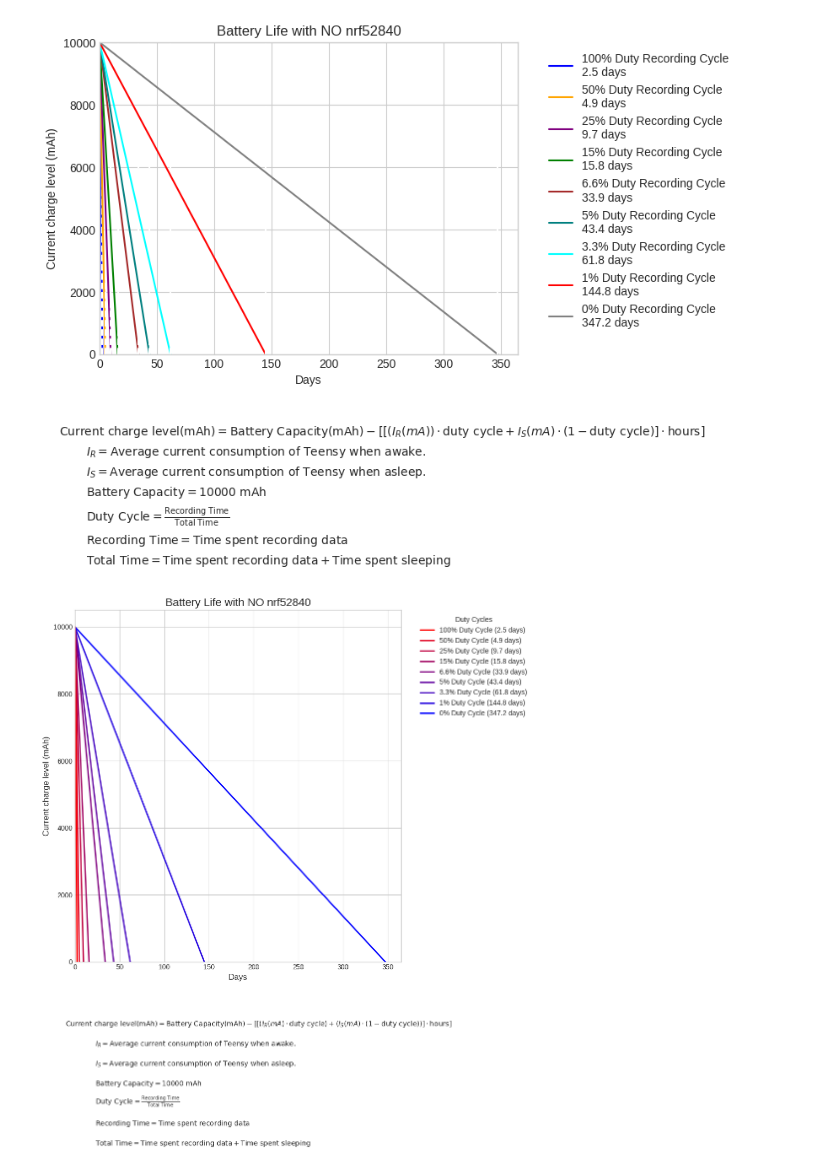
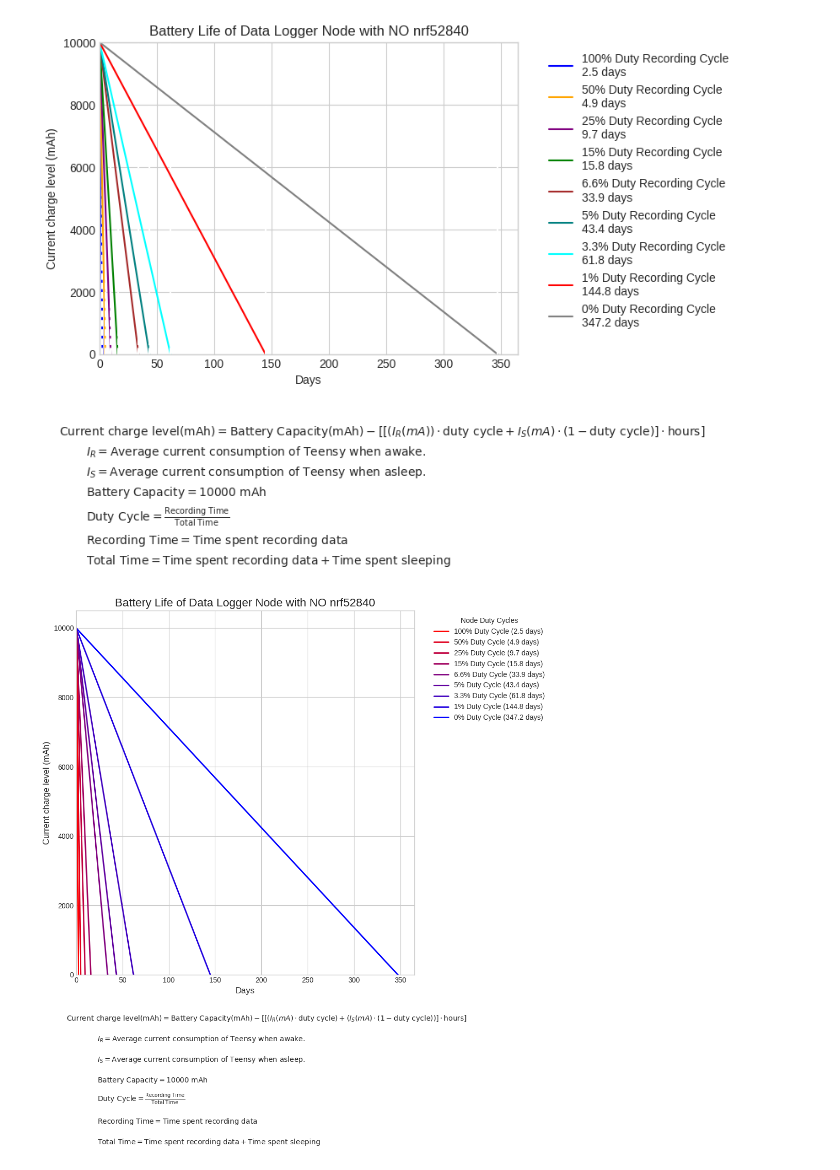
Before and after one commit to mmontee/nrf52840_openWSN_sensor_node, a Jupyter notebook: Documents/plots.ipynb, the cells around one changed output. Saved outputs shown, nothing was run; the diff lists cells and outputs as text; code cells hidden in the pictures.

```diff
--- a/Documents/plots.ipynb
+++ b/Documents/plots.ipynb
@@ -26,7 +26,7 @@ def get_days(record_current, sleep_current, duty_cycle, battery_capacity):
 
 def plot_linear_function(
     x_range=(0, 8760),
-    title="Battery Life with nrf52840",
+    title="Battery Life of Data Logger Node with nrf52840",
     x_label="Days",
     y_label="Current charge level (mAh)",
 ):
@@ -140,7 +140,7 @@ def get_days(record_current, sleep_current, duty_cycle, battery_capacity):
 
 def plot_linear_function(
     x_range_hours=(0, 8760),
-    title="Battery Life with nrf52840",
+    title="Battery Life of Data Logger Node with nrf52840",
     x_label="Days",
     y_label="Current charge level (mAh)",
 ):
@@ -179,8 +179,8 @@ def plot_linear_function(
 
     # Re-order the legend to be more intuitive (100% on top)
     handles, labels = plt.gca().get_legend_handles_labels()
-    plt.legend(handles[::-1], labels[::-1], bbox_to_anchor=(1.04, 1), loc="upper left", title="Duty Cycles")
-    y_start = -0.1
+    plt.legend(handles[::-1], labels[::-1], bbox_to_anchor=(1.04, 1), loc="upper left", title="Node Duty Cycles")
+    y_start = -0.05
     y_space = 0.05
     plt.figtext(0.05, y_start,r"$\text{Current charge level(mAh)} = \text{Battery Capacity(mAh)} - \left[ \left[ (I_R(mA) \cdot \text{duty cycle}) + (I_S(mA) \cdot (1 - \text{duty cycle})) + I_M(mA)\right] \cdot \text{hours}\right]$",ha="left", fontsize=10, va="bottom")
     plt.figtext(0.10, y_start-y_space, r"$I_R = \text{Average current consumption of Teensy when awake.}$", fontsize=10, va="bottom")
@@ -229,7 +332,7 @@ def get_days(record_current, sleep_current, duty_cycle, battery_capacity):
 
 def plot_linear_function(
     x_range=(0, 8760),
-    title="Battery Life with NO nrf52840",
+    title="Battery Life of Data Logger Node with NO nrf52840",
     x_label="Days",
     y_label="Current charge level (mAh)",
 ):
@@ -305,7 +408,7 @@ def plot_linear_function(
 # Example usage:
 plot_linear_function()  # Still not needed for your battery plot
 # %% [output]
-[figure, old version]
+[figure, new version]
 # %%
 import matplotlib.pyplot as plt
 import numpy as np
@@ -342,7 +445,7 @@ def get_days(record_current, sleep_current, duty_cycle, battery_capacity):
 
 def plot_linear_function(
     x_range_hours=(0, 8760),
-    title="Battery Life with NO nrf52840",
+    title="Battery Life of Data Logger Node with NO nrf52840",
     x_label="Days",
     y_label="Current charge level (mAh)",
 ):
@@ -372,33 +475,33 @@ def plot_linear_function(
         days_label = get_days(I_R, I_S, duty_cycle, BATTERY_CAPACITY)
 
         # Plot the line with the color from the colormap
         plt.plot(x_days, y_charge, label=f"{label} Duty Cycle ({days_label})", color=colors[i], linewidth=2)
 
     # Formatting the plot
     plt.title(title, fontsize=16)
     plt.xlabel(x_label, fontsize=12)
     plt.ylabel(y_label, fontsize=12)
 
     # Re-order the legend to be more intuitive (100% on top)
     handles, labels = plt.gca().get_legend_handles_labels()
-    plt.legend(handles[::-1], labels[::-1], bbox_to_anchor=(1.04, 1), loc="upper left", title="Duty Cycles")
-    y_start = -0.1
+    plt.legend(handles[::-1], labels[::-1], bbox_to_anchor=(1.04, 1), loc="upper left", title="Node Duty Cycles")
+    y_start = -0.05
     y_space = 0.05
     plt.figtext(0.05, y_start,r"$\text{Current charge level(mAh)} = \text{Battery Capacity(mAh)} - \left[ \left[ (I_R(mA) \cdot \text{duty cycle}) + (I_S(mA) \cdot (1 - \text{duty cycle}))\right] \cdot \text{hours}\right]$",ha="left", fontsize=10, va="bottom")
     plt.figtext(0.10, y_start-y_space, r"$I_R = \text{Average current consumption of Teensy when awake.}$", fontsize=10, va="bottom")
     plt.figtext(0.10, y_start-2*y_space, r"$I_S = \text{Average current consumption of Teensy when asleep.}$", fontsize=10, va="bottom")
     plt.figtext(0.10, y_start-3*y_space, r"$\text{Battery Capacity} = 10000 \text{ mAh}$", fontsize=10, va="bottom")
     plt.figtext(0.10, y_start-4*y_space, r"$\text{Duty Cycle} = \frac{\text{Recording Time}}{\text{Total Time}}$", fontsize=10, va="bottom")
     plt.figtext(0.10, y_start-5*y_space, r"$\text{Recording Time} = \text{Time spent recording data}$", fontsize=10, va="bottom")
     plt.figtext(0.10, y_start-6*y_space, r"$\text{Total Time} = \text{Time spent recording data} + \text{Time spent sleeping}$", fontsize=10, va="bottom")
 
     plt.ylim(0, BATTERY_CAPACITY * 1.05)
     plt.xlim(0, 365)
     plt.tight_layout(rect=[0, 0, 0.85, 1]) # Adjust layout to make room for legend
 
     plt.show()
 
 # Run the function to generate the plot
 plot_linear_function()
 # %% [output]
-[figure, old version]
+[figure, new version]
```
Also changed, not shown: parts of 7 cells of this notebook, 6 other files.
